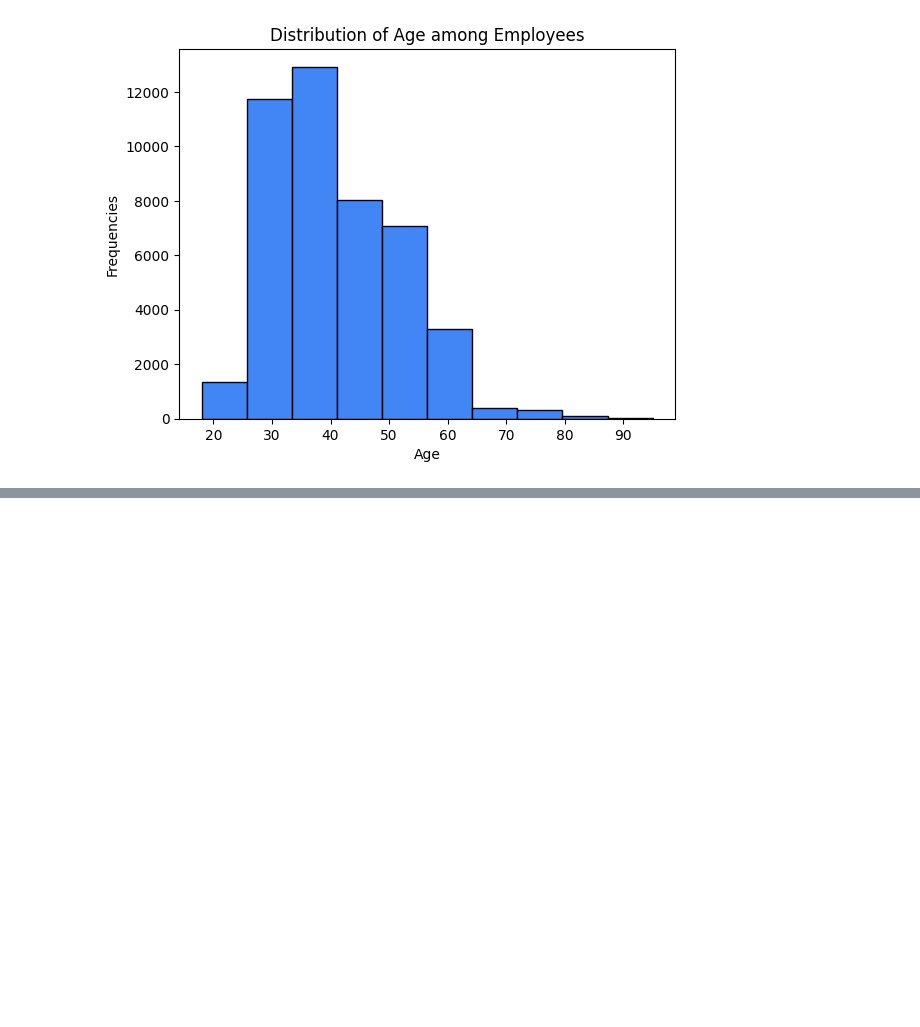
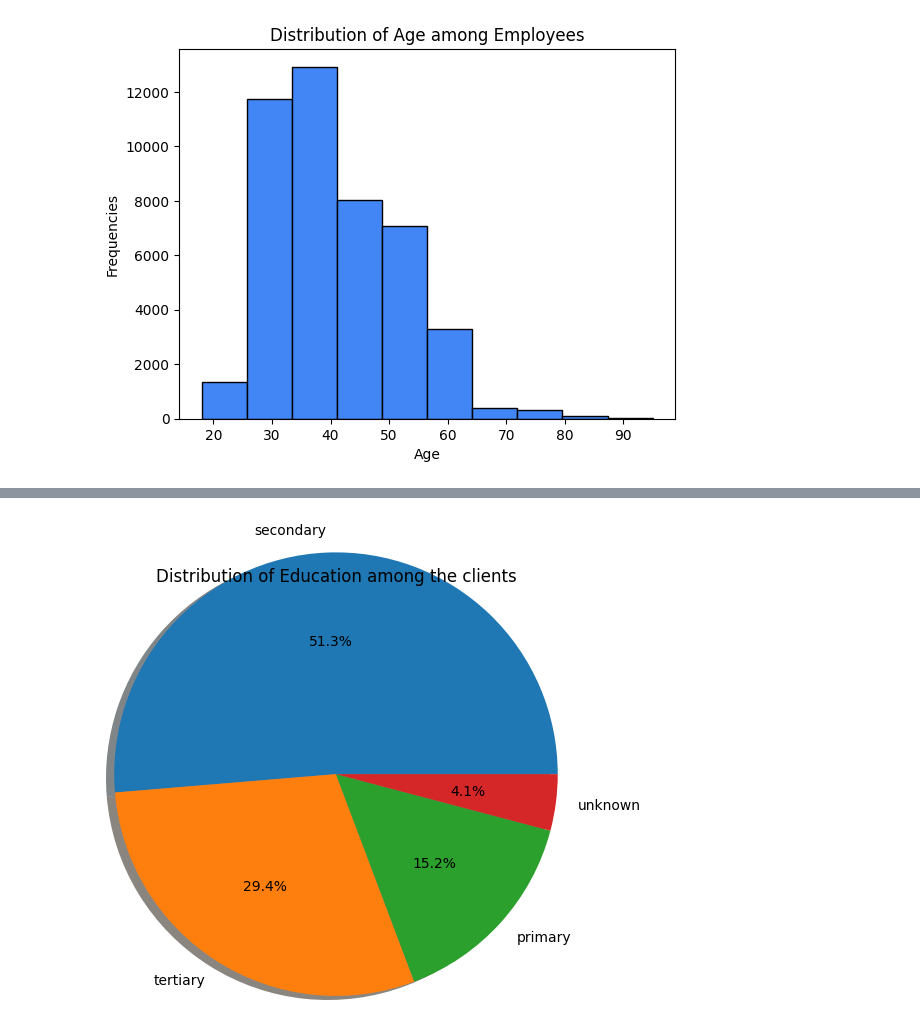
Before and after one commit to devdharaiya/Coding, a Jupyter notebook: Finlatics/Project 1.ipynb, the cells around one changed output, grey strips where cells are left out. Cells and saved outputs as stored; diff of their text form; code cells hidden in the pictures; blank space fills up the shorter version.

```diff
--- a/Finlatics/Project 1.ipynb
+++ b/Finlatics/Project 1.ipynb
@@ -19,0 +34,6 @@ pie = plt.pie(job_counts, labels= job_counts.index)
+# %%
+edu_counts = df['education'].value_counts()
+plt.title('Distribution of Education among the clients')
+pie = plt.pie(edu_counts, labels=edu_counts.index, autopct='%1.1f%%', shadow={'ox': -0.04, 'edgecolor': 'none', 'shade': 0.9}, radius=1.5)
+# %% [output]
+[figure, added]
```
Also changed, not shown: parts of 4 cells of this notebook.
